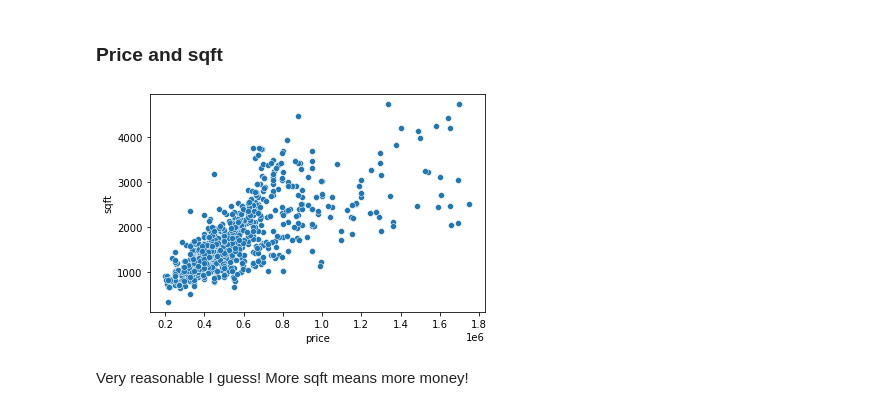
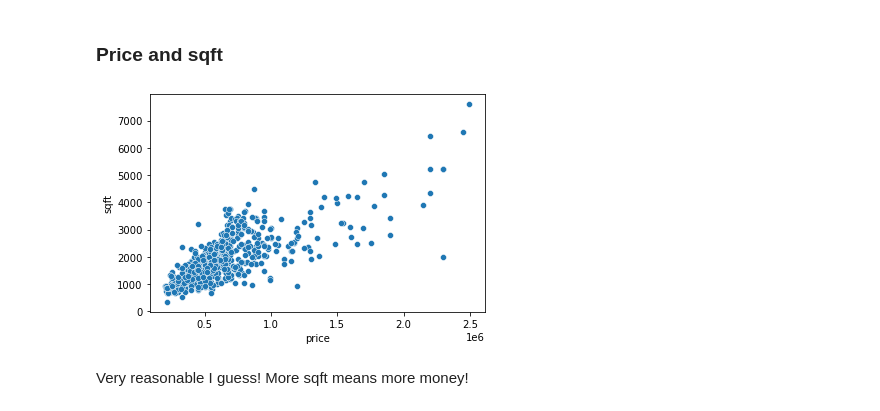
Before and after one commit to PlacidSerene/Housing-Analysis, a Jupyter notebook: House_Prediction.ipynb, the cells around one changed output. Saved outputs shown, nothing was run; the diff lists cells and outputs as text; code cells hidden in the pictures.

```diff
--- a/House_Prediction.ipynb
+++ b/House_Prediction.ipynb
@@ -596,9 +609,9 @@ price_zip.map_dataframe(sb.histplot, x='price/sqft');
 # %% [markdown]
 ### Price and sqft
 # %%
-sb.scatterplot(data=df_clean, x='price', y='sqft');
+sb.scatterplot(data=df, x='price', y='sqft');
 # %% [output]
-[figure, old version]
+[figure, new version]
 # %% [markdown]
 Very reasonable I guess! More sqft means more money!
 # %% [markdown]
```
Also changed, not shown: parts of 25 cells of this notebook.
